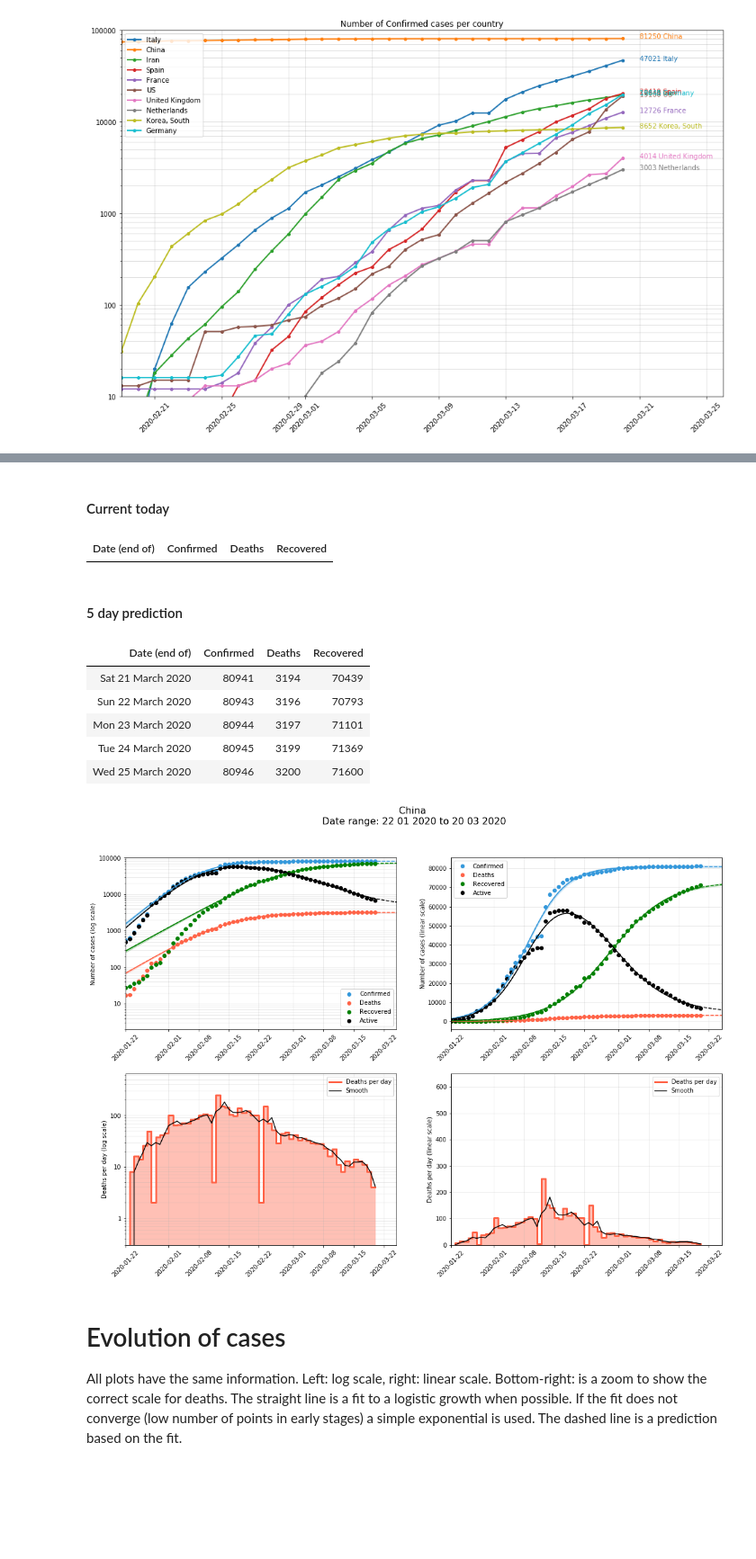
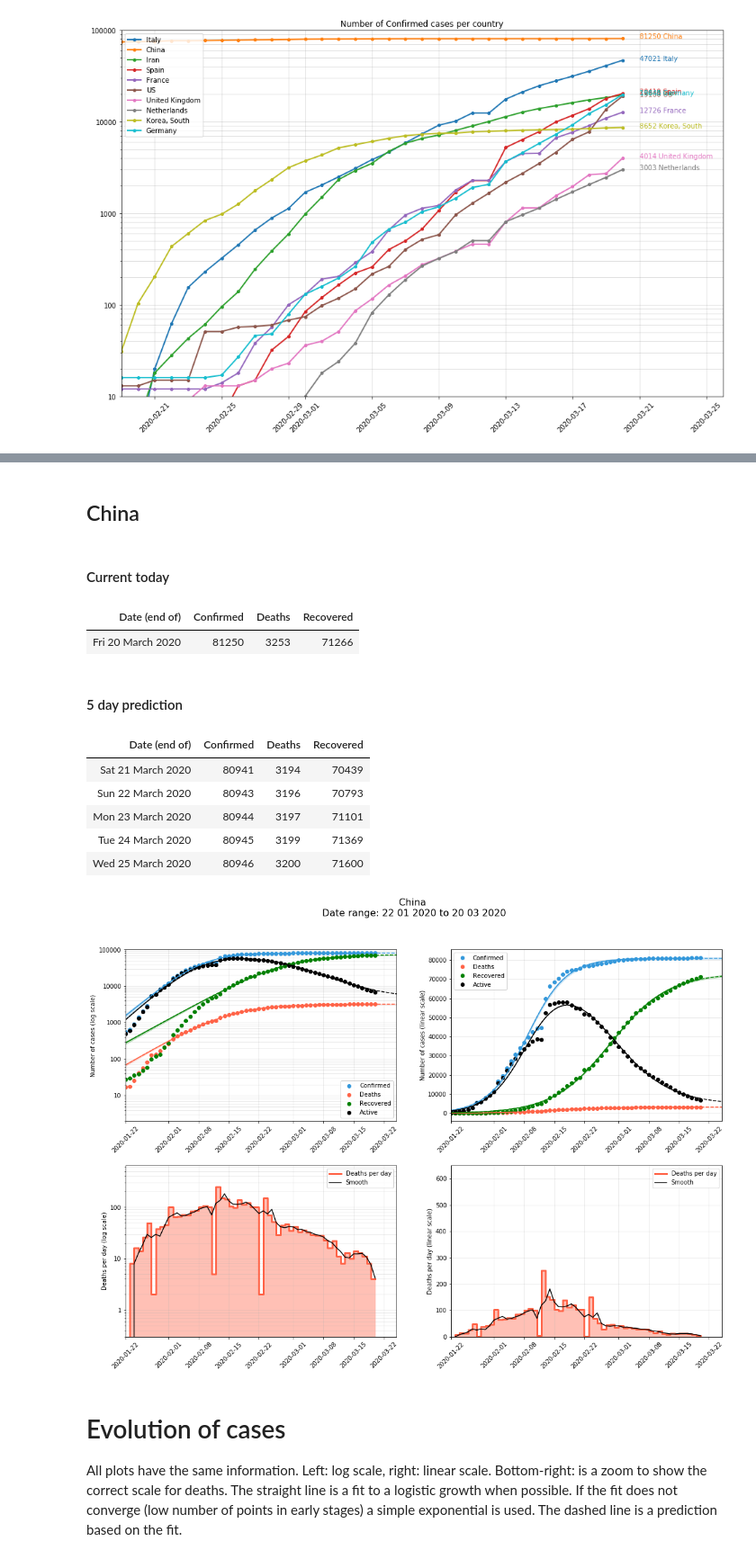
Before and after one commit to jmoldon/coronavirus_analysis, a Jupyter notebook: covid19.ipynb, the cells around one changed output, grey strips where cells are left out. Shown at 90% size. Cells and saved outputs as stored; diff of their text form; code cells hidden in the pictures; blank space fills up the shorter version.

```diff
--- a/covid19.ipynb
+++ b/covid19.ipynb
@@ -495,15 +496,18 @@ print_table(my_country, prediction, days=5)
 # %%
+display(Markdown("## China"))
 china_data = data[data['Country/Region']=='China']
 china = china_data.groupby(['DateTime']).sum().reset_index()
 china['Country/Region'] = 'China'
 china['Province/State'] = ''
 data_country, prediction = fit_data(china)
 fig, ax = plot_country(data_country, prediction)
-print_table(my_country, prediction, days=5)
+print_table(data_country, prediction, days=5)
 # %% [output]
-#### Current today
+## China
+#### Current today
 | Date (end of) | Confirmed | Deaths | Recovered |
+| Fri 20 March 2020 | 81250 | 3253 | 71266 |
-#### 5 day prediction
+#### 5 day prediction
 | Date (end of) | Confirmed | Deaths | Recovered |
 | Sat 21 March 2020 | 80941 | 3194 | 70439 |
 | Sun 22 March 2020 | 80943 | 3196 | 70793 |
```
Also changed, not shown: parts of 1 cell of this notebook, 2 other files.
